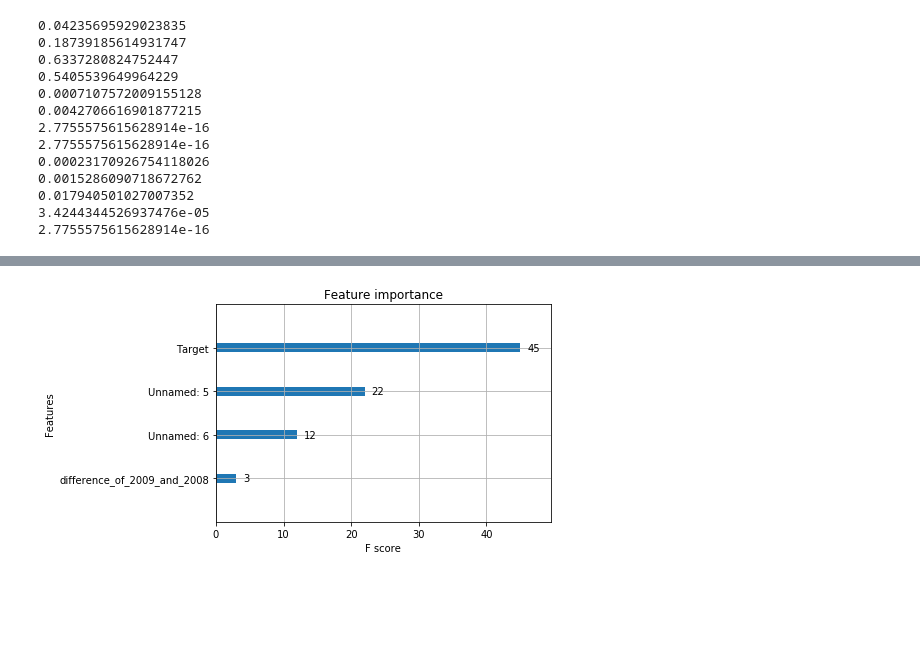
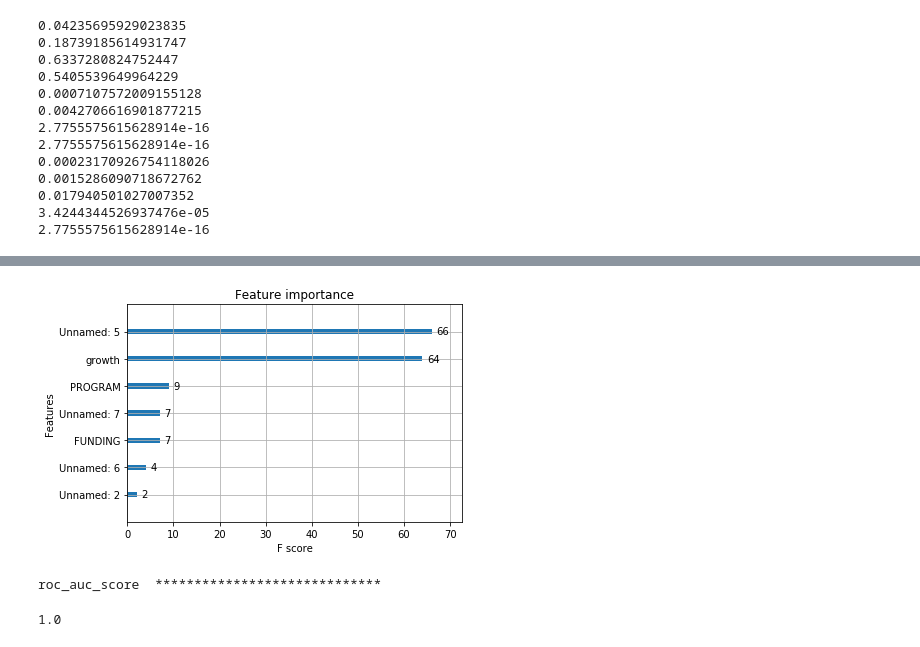
Before and after one commit to cq62/ml_stem_analysis, a Jupyter notebook: redcarpet.ipynb, the cells around one changed output, grey strips where cells are left out. Cells and saved outputs as stored; diff of their text form; code cells hidden in the pictures; blank space fills up the shorter version.

```diff
--- a/redcarpet.ipynb
+++ b/redcarpet.ipynb
@@ -192,9 +191,13 @@ for i in cols:
 #  Divide data into train & test samples. (70-30 split)
 from sklearn.model_selection import train_test_split
 y=data['Target']   #defining the target variable
+data=data.drop(['Target'],1)
+data=data.drop(['difference_of_2009_and_2008'],1)
+# data=data.drop(['growth'],1)
 X_train, X_test, y_train, y_test = train_test_split(data, y, test_size=0.3)
 
 
 print (X_train.shape, y_train.shape)
 print (X_test.shape, y_test.shape)
+print(X_test)
 # %% [output]
@@ -203,12 +221,16 @@ print (X_test.shape, y_test.shape)
 # %%
 from numpy import loadtxt
 from xgboost import XGBClassifier
 from xgboost import plot_importance
 from matplotlib import pyplot
+from sklearn.metrics import roc_auc_score
 model=XGBClassifier()
 model.fit(X_train,y_train)
-
 plot_importance(model)
 pyplot.show()
+print("roc_auc_score  *****************************")
+roc_auc_score(y_test, model.predict(X_test))
 # %% [output]
-[figure, old version]
+[figure, new version]
+roc_auc_score  *****************************
+1.0
```
Also changed, not shown: parts of 3 cells of this notebook.
